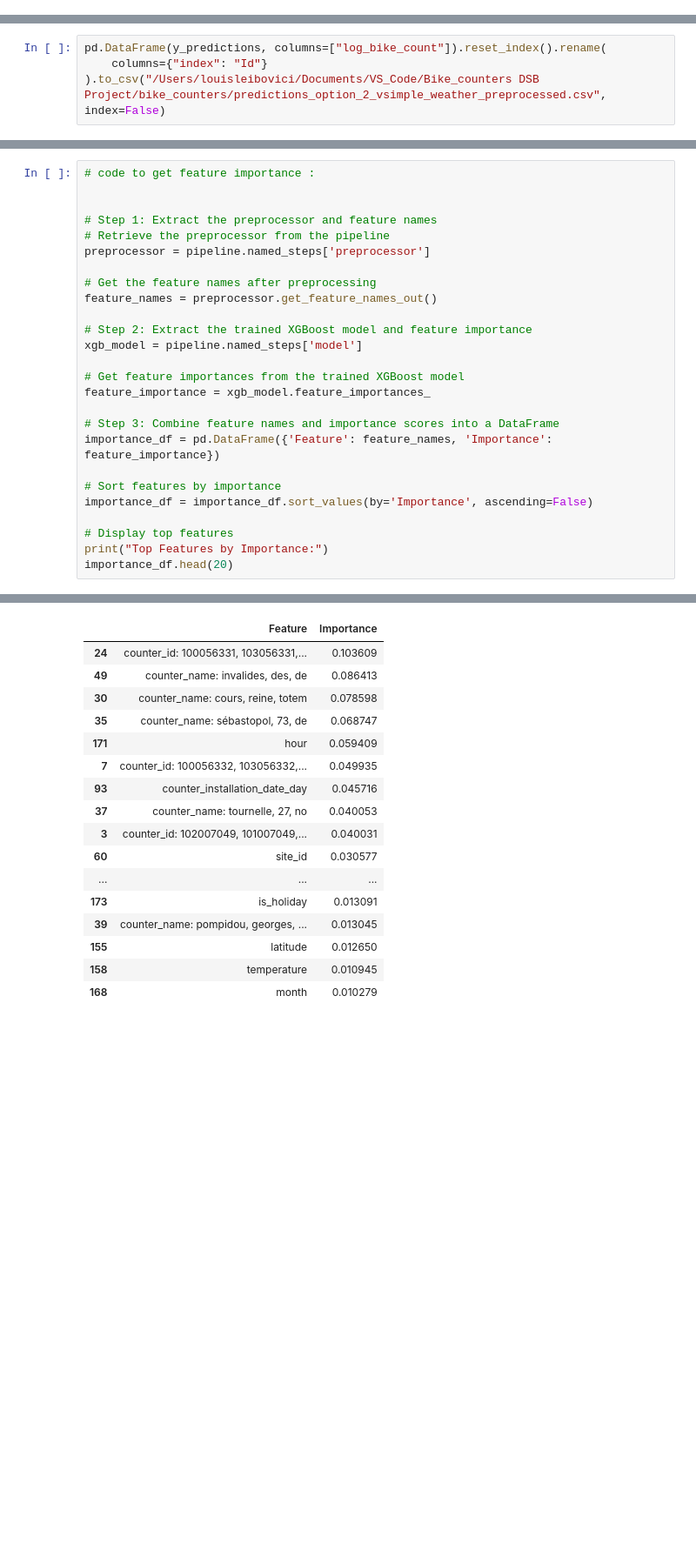
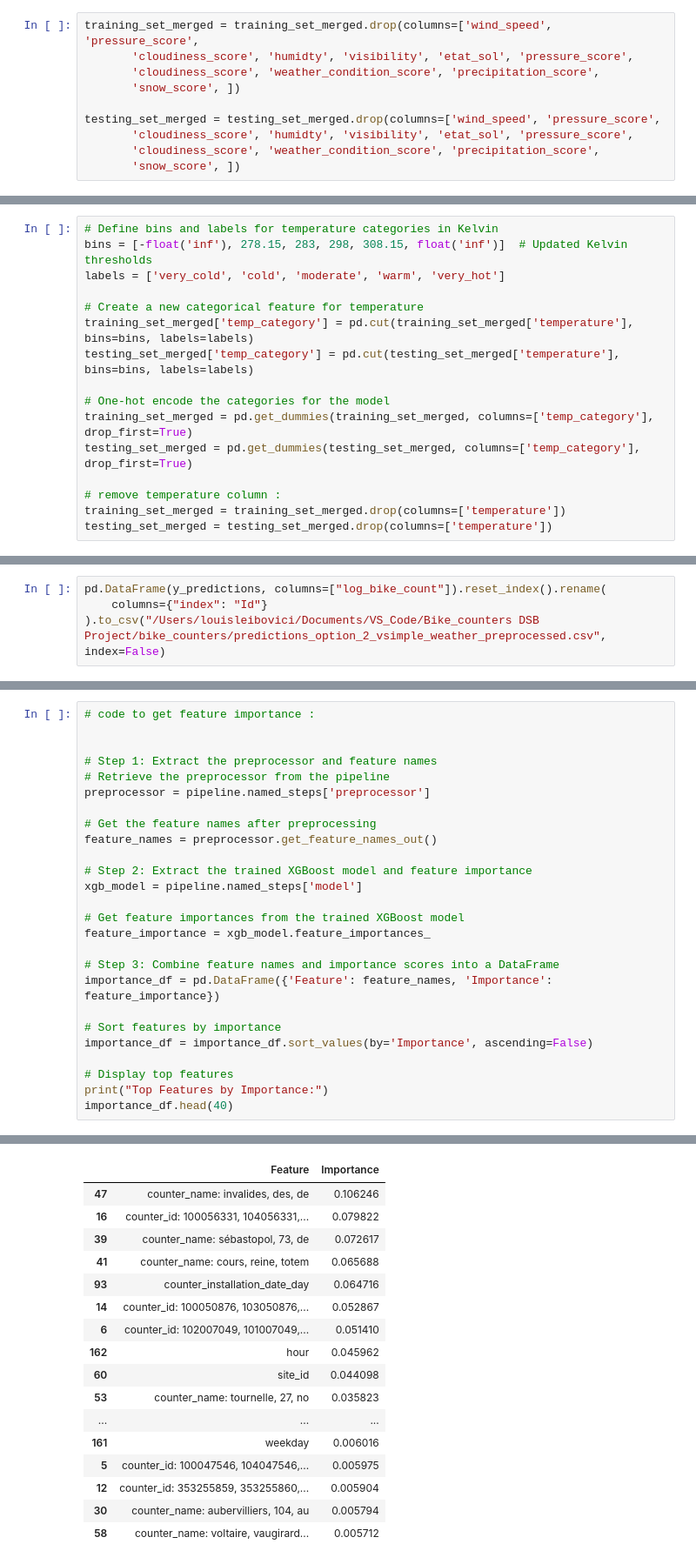
Before and after one commit to louis-leibo/bike_counters, a Jupyter notebook: Dev_by_sam_&_louis/Feature engineering + Model option 2 simple with weather processed.ipynb, the cells around one changed output, grey strips where cells are left out. Shown at 87% size. Cells and saved outputs as stored; diff of their text form; blank space fills up the shorter version.

Commit message:
update temperature feature test

```diff
--- a/Dev_by_sam_&_louis/Feature engineering + Model option 2 simple with weather processed.ipynb
+++ b/Dev_by_sam_&_louis/Feature engineering + Model option 2 simple with weather processed.ipynb
@@ -73,3 +75,13 @@ Index(['counter_id', 'counter_name', 'site_id', 'site_name', 'bike_count',
        'snow_score', 'year', 'month', 'day', 'weekday', 'hour', 'is_weekend',
        'is_holiday'],
       dtype='object')
+# %%
+training_set_merged = training_set_merged.drop(columns=['wind_speed', 'pressure_score',
+       'cloudiness_score', 'humidty', 'visibility', 'etat_sol', 'pressure_score',
+       'cloudiness_score', 'weather_condition_score', 'precipitation_score',
+       'snow_score', ])
+
+testing_set_merged = testing_set_merged.drop(columns=['wind_speed', 'pressure_score',
+       'cloudiness_score', 'humidty', 'visibility', 'etat_sol', 'pressure_score',
+       'cloudiness_score', 'weather_condition_score', 'precipitation_score',
+       'snow_score', ])
@@ -75,0 +96,16 @@ Index(['counter_id', 'counter_name', 'site_id', 'site_name', 'bike_count',
+# %%
+# Define bins and labels for temperature categories in Kelvin
+bins = [-float('inf'), 278.15, 283, 298, 308.15, float('inf')]  # Updated Kelvin thresholds
+labels = ['very_cold', 'cold', 'moderate', 'warm', 'very_hot']
+
+# Create a new categorical feature for temperature
+training_set_merged['temp_category'] = pd.cut(training_set_merged['temperature'], bins=bins, labels=labels)
+testing_set_merged['temp_category'] = pd.cut(testing_set_merged['temperature'], bins=bins, labels=labels)
+
+# One-hot encode the categories for the model
+training_set_merged = pd.get_dummies(training_set_merged, columns=['temp_category'], drop_first=True)
+testing_set_merged = pd.get_dummies(testing_set_merged, columns=['temp_category'], drop_first=True)
+
+# remove temperature column :
+training_set_merged = training_set_merged.drop(columns=['temperature'])
+testing_set_merged = testing_set_merged.drop(columns=['temperature'])
@@ -103,45 +187,45 @@ pd.DataFrame(y_predictions, columns=["log_bike_count"]).reset_index().rename(
 # %%
 # code to get feature importance :
 
 
 # Step 1: Extract the preprocessor and feature names
 # Retrieve the preprocessor from the pipeline
 preprocessor = pipeline.named_steps['preprocessor']
 
 # Get the feature names after preprocessing
 feature_names = preprocessor.get_feature_names_out()
 
 # Step 2: Extract the trained XGBoost model and feature importance
 xgb_model = pipeline.named_steps['model']
 
 # Get feature importances from the trained XGBoost model
 feature_importance = xgb_model.feature_importances_
 
 # Step 3: Combine feature names and importance scores into a DataFrame
 importance_df = pd.DataFrame({'Feature': feature_names, 'Importance': feature_importance})
 
 # Sort features by importance
 importance_df = importance_df.sort_values(by='Importance', ascending=False)
 
 # Display top features
 print("Top Features by Importance:")
-importance_df.head(20)
+importance_df.head(40)
 # %% [output]
 Top Features by Importance:
 |  | Feature | Importance |
-| 24 | counter_id: 100056331, 103056331,... | 0.103609 |
-| 49 | counter_name: invalides, des, de | 0.086413 |
-| 30 | counter_name: cours, reine, totem | 0.078598 |
-| 35 | counter_name: sébastopol, 73, de | 0.068747 |
-| 171 | hour | 0.059409 |
-| 7 | counter_id: 100056332, 103056332,... | 0.049935 |
-| 93 | counter_installation_date_day | 0.045716 |
-| 37 | counter_name: tournelle, 27, no | 0.040053 |
-| 3 | counter_id: 102007049, 101007049,... | 0.040031 |
-| 60 | site_id | 0.030577 |
+| 47 | counter_name: invalides, des, de | 0.106246 |
+| 16 | counter_id: 100056331, 104056331,... | 0.079822 |
+| 39 | counter_name: sébastopol, 73, de | 0.072617 |
+| 41 | counter_name: cours, reine, totem | 0.065688 |
+| 93 | counter_installation_date_day | 0.064716 |
+| 14 | counter_id: 100050876, 103050876,... | 0.052867 |
+| 6 | counter_id: 102007049, 101007049,... | 0.051410 |
+| 162 | hour | 0.045962 |
+| 60 | site_id | 0.044098 |
+| 53 | counter_name: tournelle, 27, no | 0.035823 |
 | ... | ... | ... |
-| 173 | is_holiday | 0.013091 |
-| 39 | counter_name: pompidou, georges, ... | 0.013045 |
-| 155 | latitude | 0.012650 |
-| 158 | temperature | 0.010945 |
-| 168 | month | 0.010279 |
+| 161 | weekday | 0.006016 |
+| 5 | counter_id: 100047546, 104047546,... | 0.005975 |
+| 12 | counter_id: 353255859, 353255860,... | 0.005904 |
+| 30 | counter_name: aubervilliers, 104, au | 0.005794 |
+| 58 | counter_name: voltaire, vaugirard... | 0.005712 |
```
Also changed, not shown: parts of 7 cells of this notebook, 1 other file.
